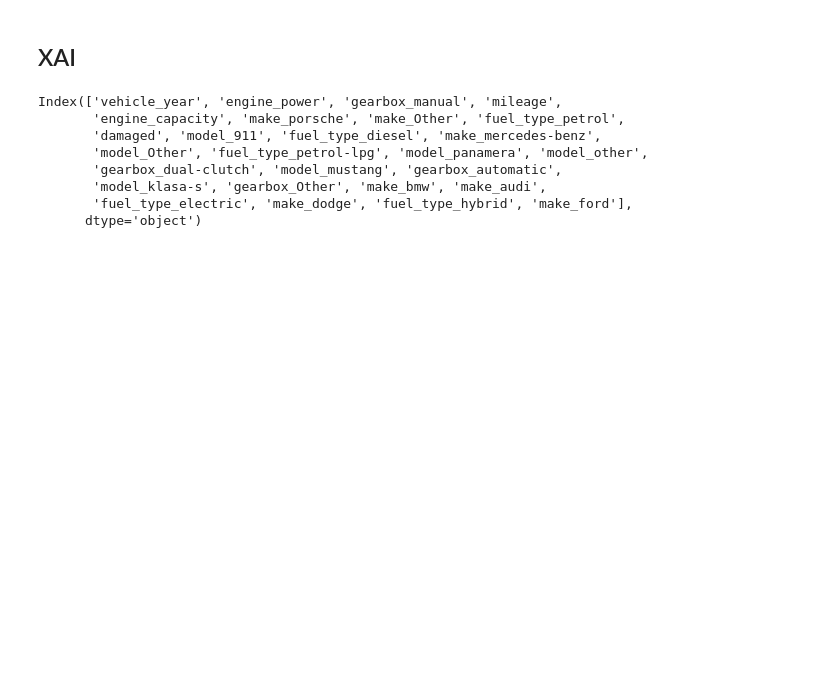
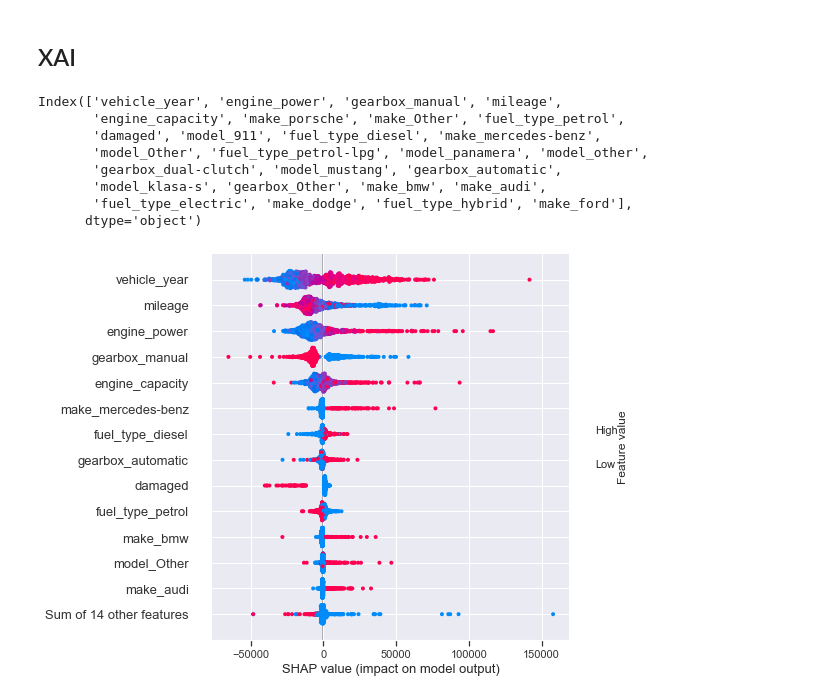
Before and after one commit to boro128/OLX_recruitment_task, a Jupyter notebook: solution.ipynb, the cells around one changed output. Cells and saved outputs as stored; diff of their text form; code cells hidden in the pictures; blank space fills up the shorter version.

```diff
--- a/solution.ipynb
+++ b/solution.ipynb
@@ -483,6 +481,7 @@ Index(['vehicle_year', 'engine_power', 'gearbox_manual', 'mileage',
 # %%
 exp_shap = shap.Explainer(model.predict, X)
 shap_values = exp_shap(samples)
-# %%
-# cofamy skalowanie, żeby dane na wykresach były informatywne
-shap_values.data = standarizer.inverse_transform(shap_values.data[])
+# %%
+shap.plots.beeswarm(shap_values, max_display=14)
+# %% [output]
+[figure, added]
```
Also changed, not shown: parts of 6 cells of this notebook.
